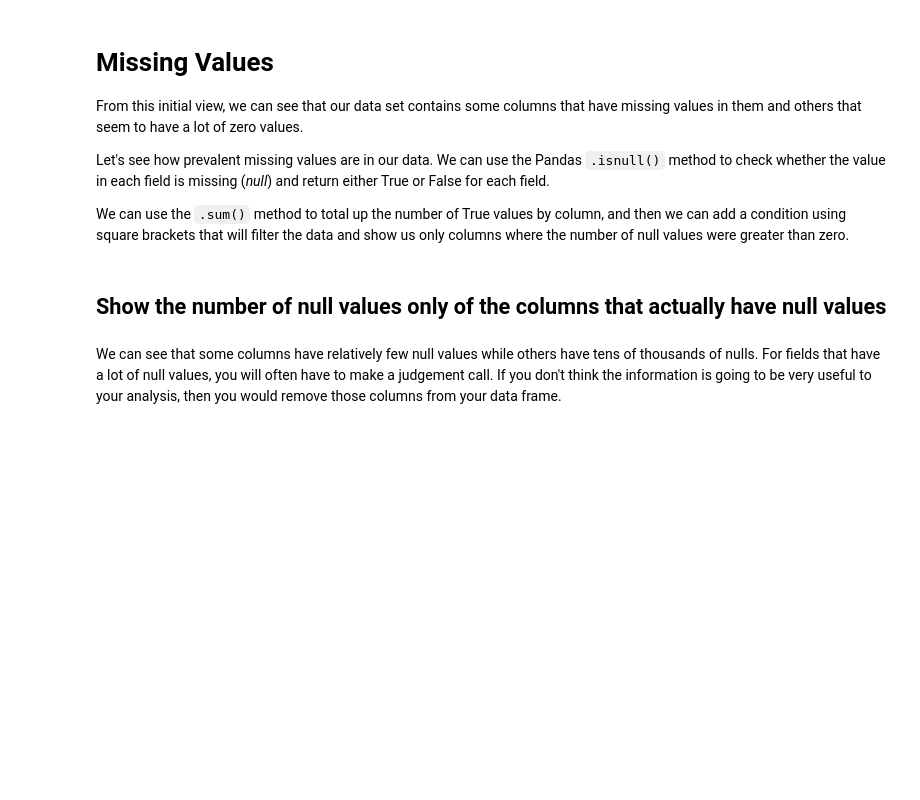
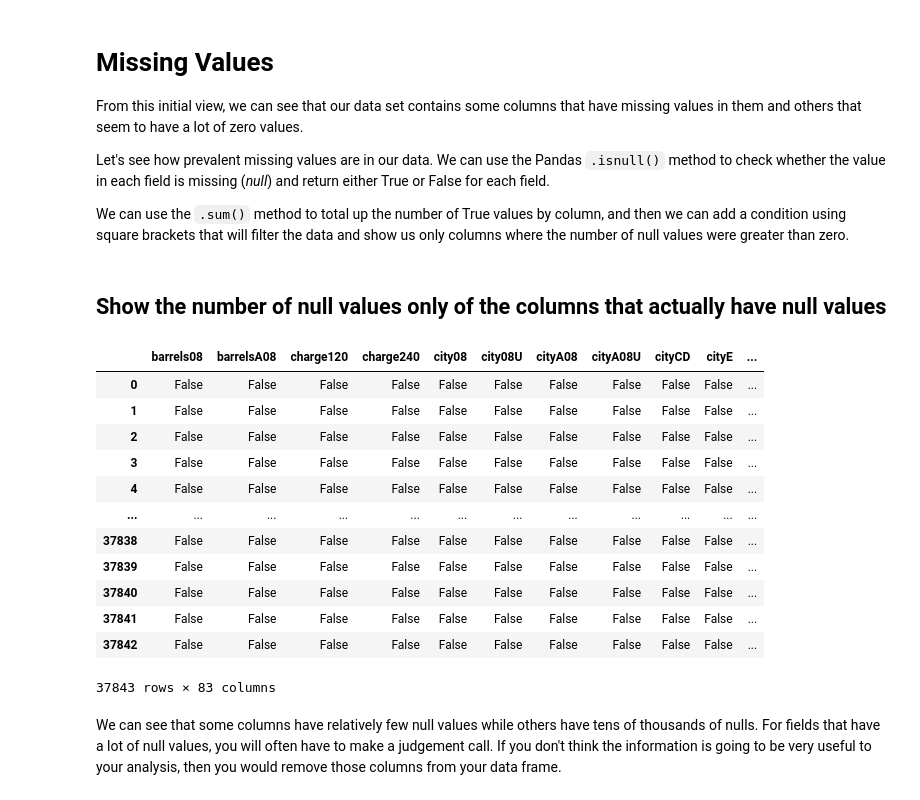
Before and after one commit to Ironhack-Data-Madrid-Mayo-2022/2.4-lab-data-cleaning, a Jupyter notebook: your-code/main.ipynb, the cells around one changed output. Cells and saved outputs as stored; diff of their text form; code cells hidden in the pictures; blank space fills up the shorter version.

```diff
--- a/your-code/main.ipynb
+++ b/your-code/main.ipynb
@@ -27,3 +28,5 @@ import numpy as np
+# %%
+pd.set_option('display.max_columns',  None)
 # %%
 #Load data from vehicles_messy.csv
 
@@ -63,6 +96,21 @@ We can use the `.sum()` method to total up the number of True values by column,
 ## Show the number of null values only of the columns that actually have null values
 # %%
 #your code
+data.isnull()
+# %% [output]
+|  | barrels08 | barrelsA08 | charge120 | charge240 | city08 | city08U | cityA08 | cityA08U | cityCD | cityE | ... |
+| 0 | False | False | False | False | False | False | False | False | False | False | ... |
+| 1 | False | False | False | False | False | False | False | False | False | False | ... |
+| 2 | False | False | False | False | False | False | False | False | False | False | ... |
+| 3 | False | False | False | False | False | False | False | False | False | False | ... |
+| 4 | False | False | False | False | False | False | False | False | False | False | ... |
+| ... | ... | ... | ... | ... | ... | ... | ... | ... | ... | ... | ... |
+| 37838 | False | False | False | False | False | False | False | False | False | False | ... |
+| 37839 | False | False | False | False | False | False | False | False | False | False | ... |
+| 37840 | False | False | False | False | False | False | False | False | False | False | ... |
+| 37841 | False | False | False | False | False | False | False | False | False | False | ... |
+| 37842 | False | False | False | False | False | False | False | False | False | False | ... |
+37843 rows × 83 columns
 # %% [markdown]
 We can see that some columns have relatively few null values while others have tens of thousands of nulls. For fields that have a lot of null values, you will often have to make a judgement call. If you don't think the information is going to be very useful to your analysis, then you would remove those columns from your data frame.
 # %% [markdown]
```
Also changed, not shown: parts of 36 cells of this notebook.
